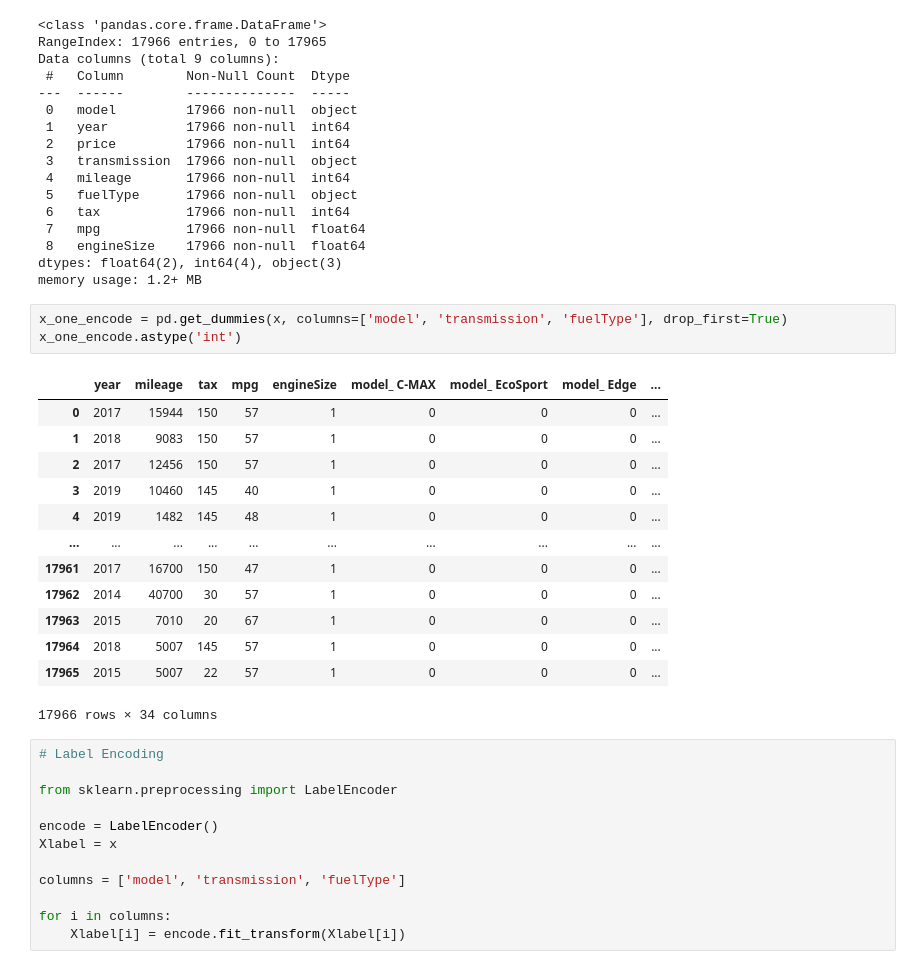
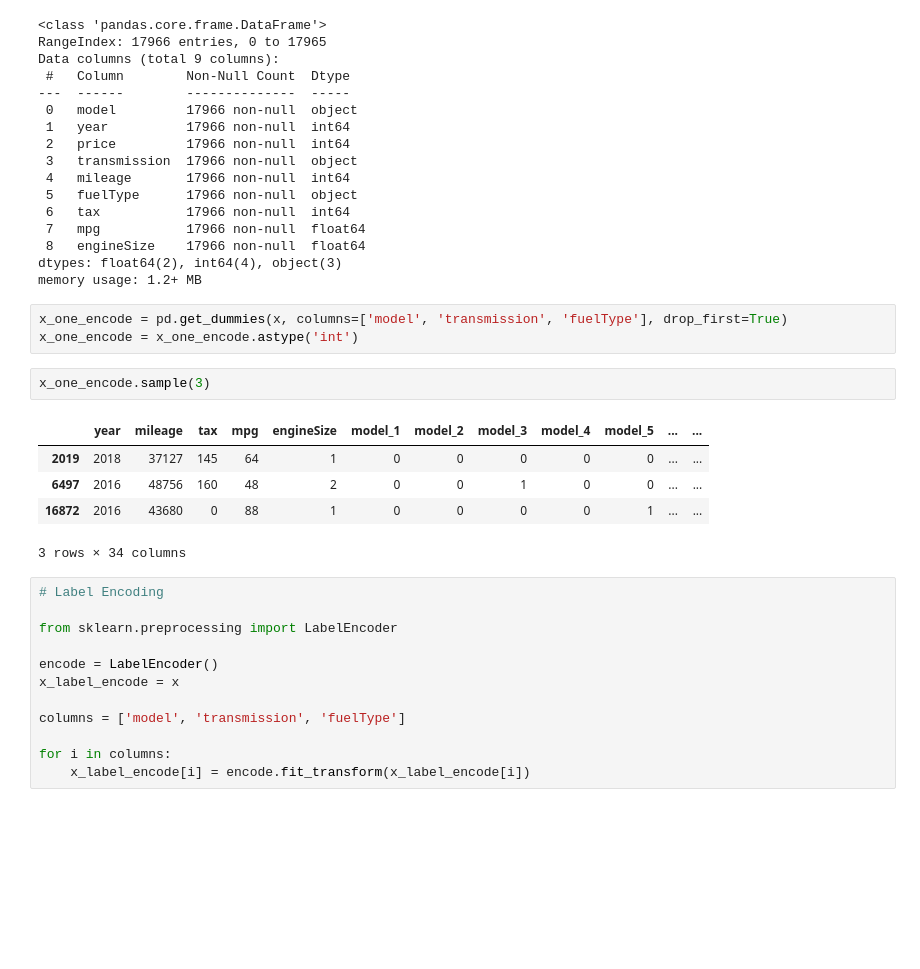
Before and after one commit to Sathvara-Amitkumar/Machine-Learning, a Jupyter notebook: Machine Learning P-1/ford_cars.ipynb, the cells around one changed output. Saved outputs shown, nothing was run; the diff lists cells and outputs as text; blank space fills up the shorter version.

```diff
--- a/Machine Learning P-1/ford_cars.ipynb
+++ b/Machine Learning P-1/ford_cars.ipynb
@@ -226,31 +226,25 @@ dtypes: float64(2), int64(4), object(3)
 memory usage: 1.2+ MB
 # %%
 x_one_encode = pd.get_dummies(x, columns=['model', 'transmission', 'fuelType'], drop_first=True)
-x_one_encode.astype('int')
+x_one_encode = x_one_encode.astype('int')
-# %% [output]
-|  | year | mileage | tax | mpg | engineSize | model_ C-MAX | model_ EcoSport | model_ Edge | ... |
-| 0 | 2017 | 15944 | 150 | 57 | 1 | 0 | 0 | 0 | ... |
-| 1 | 2018 | 9083 | 150 | 57 | 1 | 0 | 0 | 0 | ... |
-| 2 | 2017 | 12456 | 150 | 57 | 1 | 0 | 0 | 0 | ... |
-| 3 | 2019 | 10460 | 145 | 40 | 1 | 0 | 0 | 0 | ... |
-| 4 | 2019 | 1482 | 145 | 48 | 1 | 0 | 0 | 0 | ... |
-| ... | ... | ... | ... | ... | ... | ... | ... | ... | ... |
-| 17961 | 2017 | 16700 | 150 | 47 | 1 | 0 | 0 | 0 | ... |
-| 17962 | 2014 | 40700 | 30 | 57 | 1 | 0 | 0 | 0 | ... |
-| 17963 | 2015 | 7010 | 20 | 67 | 1 | 0 | 0 | 0 | ... |
-| 17964 | 2018 | 5007 | 145 | 57 | 1 | 0 | 0 | 0 | ... |
-| 17965 | 2015 | 5007 | 22 | 57 | 1 | 0 | 0 | 0 | ... |
-17966 rows × 34 columns
+# %%
+x_one_encode.sample(3)
+# %% [output]
+|  | year | mileage | tax | mpg | engineSize | model_1 | model_2 | model_3 | model_4 | model_5 | ... | ... |
+| 2019 | 2018 | 37127 | 145 | 64 | 1 | 0 | 0 | 0 | 0 | 0 | ... | ... |
+| 6497 | 2016 | 48756 | 160 | 48 | 2 | 0 | 0 | 1 | 0 | 0 | ... | ... |
+| 16872 | 2016 | 43680 | 0 | 88 | 1 | 0 | 0 | 0 | 0 | 1 | ... | ... |
+3 rows × 34 columns
 # %%
 # Label Encoding
 
 from sklearn.preprocessing import LabelEncoder
 
 encode = LabelEncoder()
-Xlabel = x
+x_label_encode = x
 
 columns = ['model', 'transmission', 'fuelType']
 
 for i in columns:
-    Xlabel[i] = encode.fit_transform(Xlabel[i])
+    x_label_encode[i] = encode.fit_transform(x_label_encode[i])
 # %%
```
Also changed, not shown: parts of 22 cells of this notebook.
